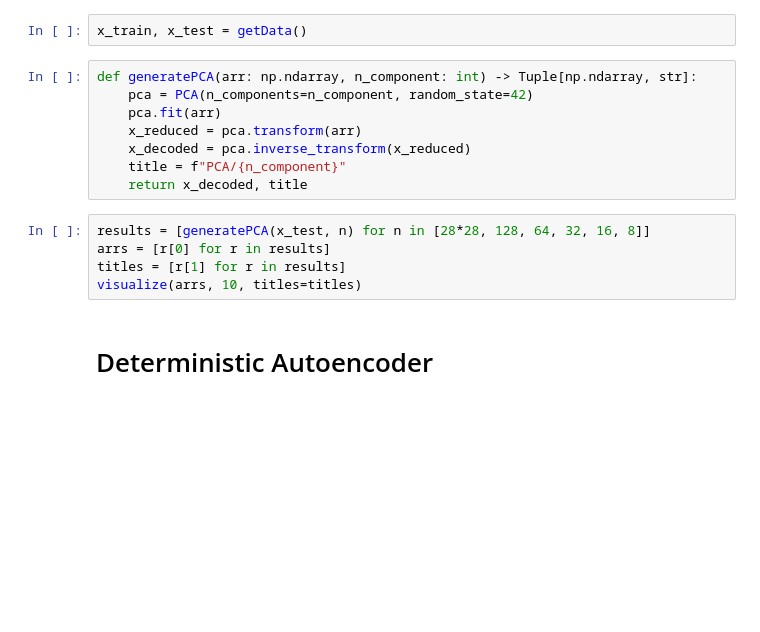
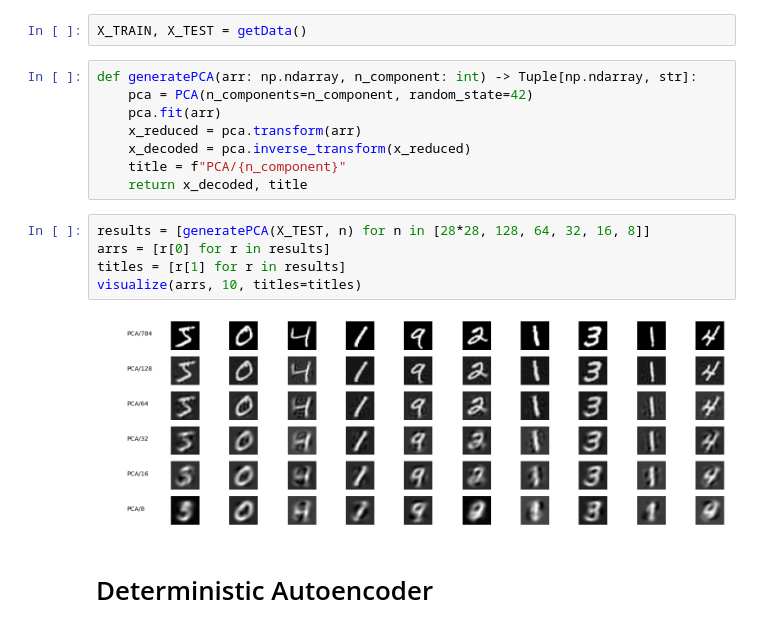
Before and after one commit to joseph-hellerstein/pixel_proficiency, a Jupyter notebook: notebooks/dimension_reduction_and_autoencoders.ipynb, the cells around one changed output. Drawn from its saved outputs; the diff is of its cells as text; blank space fills up the shorter version.

```diff
--- a/notebooks/dimension_reduction_and_autoencoders.ipynb
+++ b/notebooks/dimension_reduction_and_autoencoders.ipynb
@@ -127,7 +156,7 @@ Lossless compression achieved by clever encoding of the data
 * Lossy compression by extracting dominant effects
 * Assumes linearity
 # %%
-x_train, x_test = getData()
+X_TRAIN, X_TEST = getData()
 # %%
 def generatePCA(arr: np.ndarray, n_component: int) -> Tuple[np.ndarray, str]:
     pca = PCA(n_components=n_component, random_state=42)
@@ -137,10 +166,12 @@ def generatePCA(arr: np.ndarray, n_component: int) -> Tuple[np.ndarray, str]:
     title = f"PCA/{n_component}"
     return x_decoded, title
 # %%
-results = [generatePCA(x_test, n) for n in [28*28, 128, 64, 32, 16, 8]]
+results = [generatePCA(X_TEST, n) for n in [28*28, 128, 64, 32, 16, 8]]
 arrs = [r[0] for r in results]
 titles = [r[1] for r in results]
 visualize(arrs, 10, titles=titles)
+# %% [output]
+[figure, added]
 # %% [markdown]
 # Deterministic Autoencoder
 # %% [markdown]
```
Also changed, not shown: parts of 29 cells of this notebook, 6 other files.
